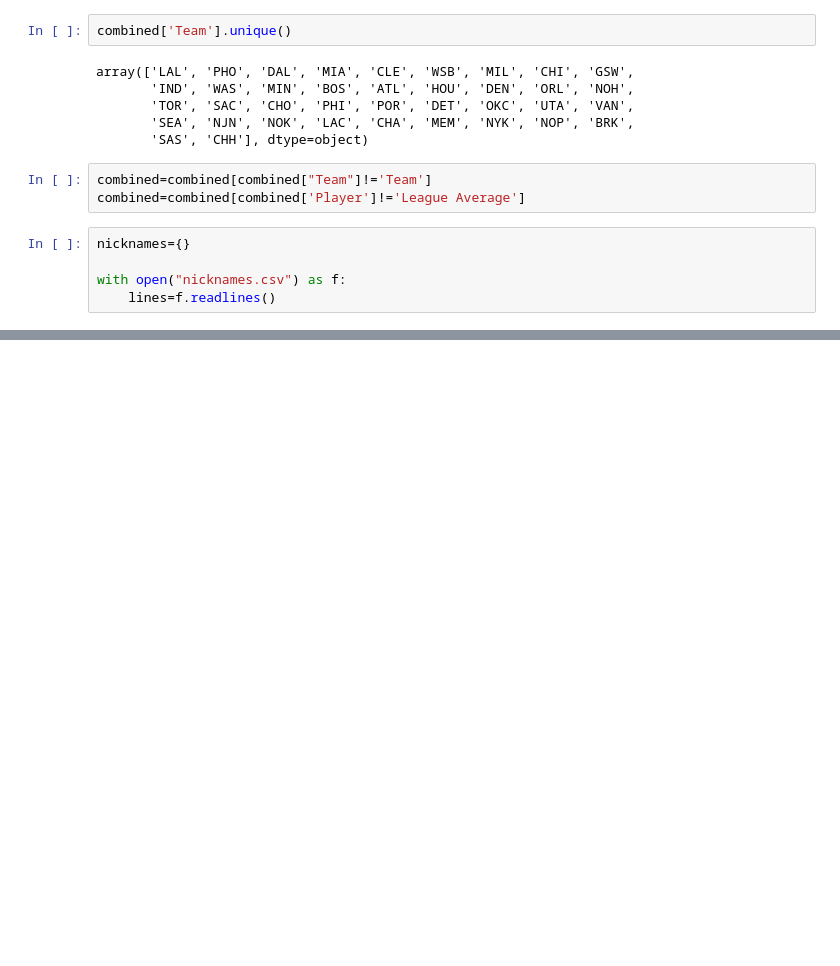
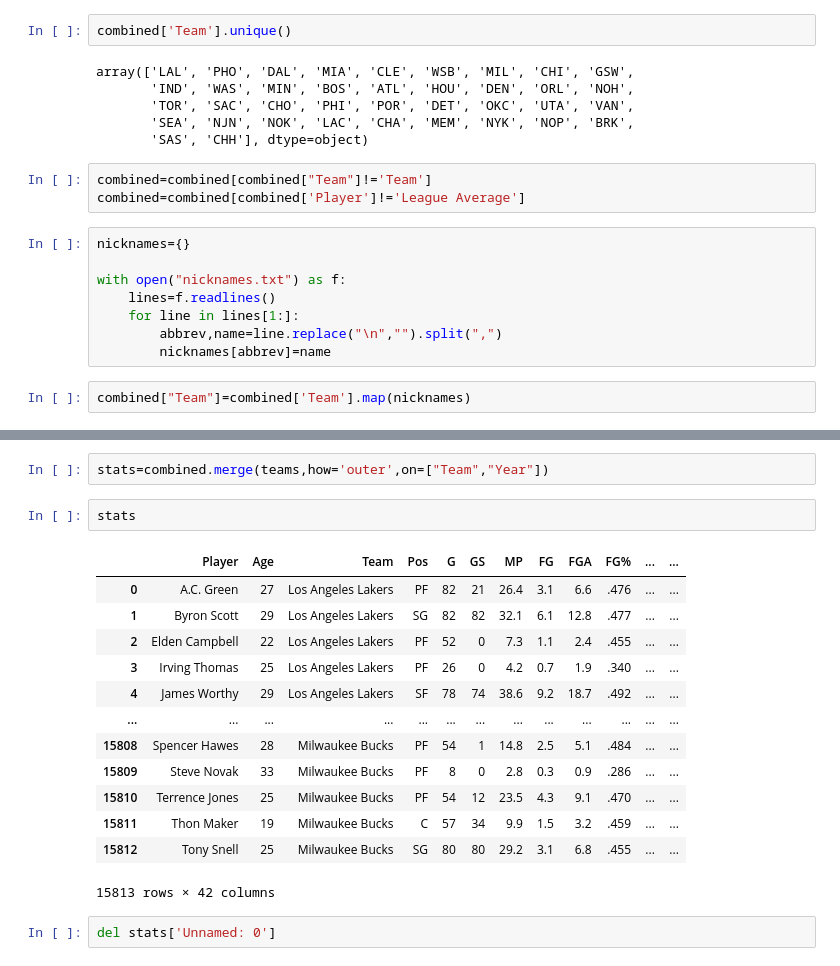
Before and after one commit to AvirukthGT/NBA-MVP-Prediction, a Jupyter notebook: data_cleaning.ipynb, the cells around one changed output, grey strips where cells are left out. Drawn from its saved outputs; the diff is of its cells as text; blank space fills up the shorter version.

```diff
--- a/data_cleaning.ipynb
+++ b/data_cleaning.ipynb
@@ -265,5 +265,10 @@ combined=combined[combined['Player']!='League Average']
 # %%
 nicknames={}
 
-with open("nicknames.csv") as f:
+with open("nicknames.txt") as f:
     lines=f.readlines()
+    for line in lines[1:]:
+        abbrev,name=line.replace("\n","").split(",")
+        nicknames[abbrev]=name
+# %%
+combined["Team"]=combined['Team'].map(nicknames)
@@ -269,0 +285,20 @@ with open("nicknames.csv") as f:
+# %%
+stats=combined.merge(teams,how='outer',on=["Team","Year"])
+# %%
+stats
+# %% [output]
+|  | Player | Age | Team | Pos | G | GS | MP | FG | FGA | FG% | ... | ... |
+| 0 | A.C. Green | 27 | Los Angeles Lakers | PF | 82 | 21 | 26.4 | 3.1 | 6.6 | .476 | ... | ... |
+| 1 | Byron Scott | 29 | Los Angeles Lakers | SG | 82 | 82 | 32.1 | 6.1 | 12.8 | .477 | ... | ... |
+| 2 | Elden Campbell | 22 | Los Angeles Lakers | PF | 52 | 0 | 7.3 | 1.1 | 2.4 | .455 | ... | ... |
+| 3 | Irving Thomas | 25 | Los Angeles Lakers | PF | 26 | 0 | 4.2 | 0.7 | 1.9 | .340 | ... | ... |
+| 4 | James Worthy | 29 | Los Angeles Lakers | SF | 78 | 74 | 38.6 | 9.2 | 18.7 | .492 | ... | ... |
+| ... | ... | ... | ... | ... | ... | ... | ... | ... | ... | ... | ... | ... |
+| 15808 | Spencer Hawes | 28 | Milwaukee Bucks | PF | 54 | 1 | 14.8 | 2.5 | 5.1 | .484 | ... | ... |
+| 15809 | Steve Novak | 33 | Milwaukee Bucks | PF | 8 | 0 | 2.8 | 0.3 | 0.9 | .286 | ... | ... |
+| 15810 | Terrence Jones | 25 | Milwaukee Bucks | PF | 54 | 12 | 23.5 | 4.3 | 9.1 | .470 | ... | ... |
+| 15811 | Thon Maker | 19 | Milwaukee Bucks | C | 57 | 34 | 9.9 | 1.5 | 3.2 | .459 | ... | ... |
+| 15812 | Tony Snell | 25 | Milwaukee Bucks | SG | 80 | 80 | 29.2 | 3.1 | 6.8 | .455 | ... | ... |
+15813 rows × 42 columns
+# %%
+del stats['Unnamed: 0']
```
Also changed, not shown: parts of 12 cells of this notebook, 1 other file.
